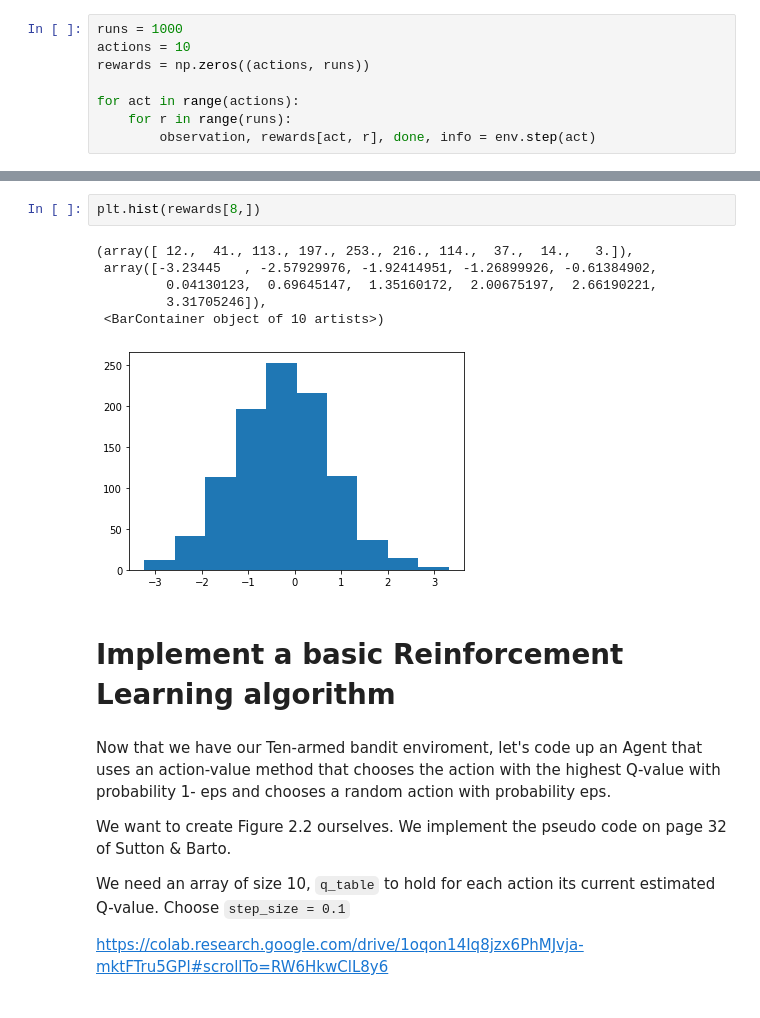
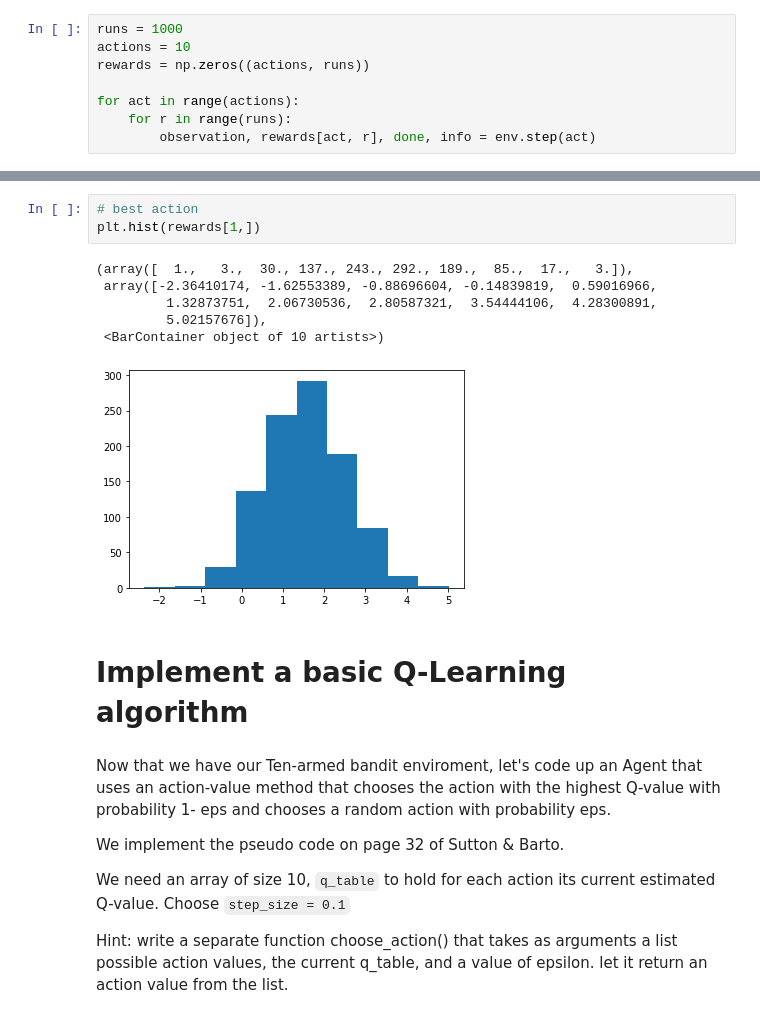
Before and after one commit to gsverhoeven/gt_rl_course, a Jupyter notebook: week_2/gym_bandits.ipynb, the cells around one changed output, grey strips where cells are left out. Cells and saved outputs as stored; diff of their text form.

```diff
--- a/week_2/gym_bandits.ipynb
+++ b/week_2/gym_bandits.ipynb
@@ -53,21 +51,23 @@ Text(0, 0.5, 'Reward distribution')
-# %%
-plt.hist(rewards[8,])
-# %% [output]
-(array([ 12.,  41., 113., 197., 253., 216., 114.,  37.,  14.,   3.]),
- array([-3.23445   , -2.57929976, -1.92414951, -1.26899926, -0.61384902,
-         0.04130123,  0.69645147,  1.35160172,  2.00675197,  2.66190221,
-         3.31705246]),
- <BarContainer object of 10 artists>)
-[figure, removed]
+# %%
+# best action
+plt.hist(rewards[1,])
+# %% [output]
+(array([  1.,   3.,  30., 137., 243., 292., 189.,  85.,  17.,   3.]),
+ array([-2.36410174, -1.62553389, -0.88696604, -0.14839819,  0.59016966,
+         1.32873751,  2.06730536,  2.80587321,  3.54444106,  4.28300891,
+         5.02157676]),
+ <BarContainer object of 10 artists>)
+[figure, added]
 # %% [markdown]
-# Implement a basic Reinforcement Learning algorithm
+# Implement a basic Q-Learning algorithm
 # %% [markdown]
 Now that we have our Ten-armed bandit enviroment, let's code up an Agent that uses an action-value method that chooses the action with the highest Q-value with probability 1- eps and chooses a random action with probability eps.
 
-We want to create Figure 2.2 ourselves. We implement the pseudo code on page 32 of Sutton & Barto.
+We implement the pseudo code on page 32 of Sutton & Barto.
 
 We need an array of size 10, `q_table` to hold for each action its current estimated Q-value.
 Choose `step_size = 0.1`
 
-https://colab.research.google.com/drive/1oqon14Iq8jzx6PhMJvja-mktFTru5GPl#scrollTo=RW6HkwClL8y6
+Hint: write a separate function choose_action() that takes as arguments a list possible action values, the current q_table, and a value of epsilon.
+let it return an action value from the list.
 # %%
```
Also changed, not shown: parts of 10 cells of this notebook, 1 other file.
